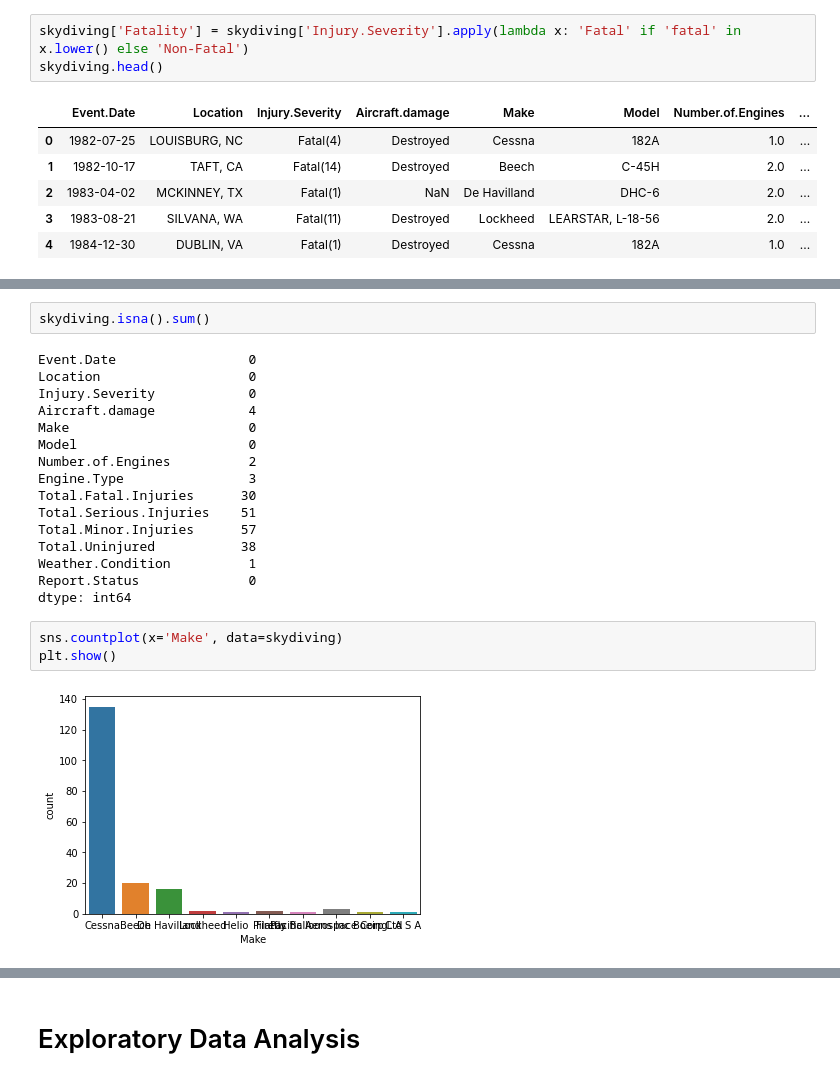
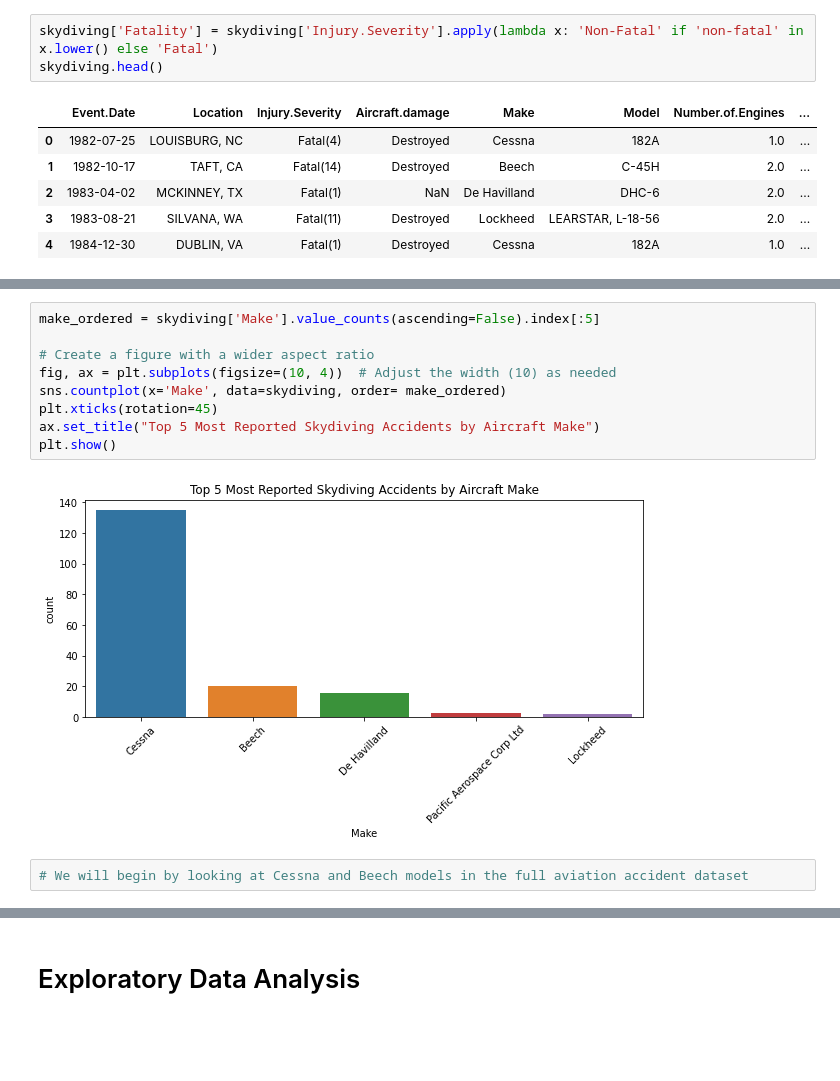
Before and after one commit to morgannash1/phase1_project, a Jupyter notebook: notebook.ipynb, the cells around one changed output, grey strips where cells are left out. Saved outputs shown, nothing was run; the diff lists cells and outputs as text; blank space fills up the shorter version.

```diff
--- a/notebook.ipynb
+++ b/notebook.ipynb
@@ -383,7 +382,7 @@ print(grouped2)
 14  Pacific Aerospace Corp Ltd     Substantial      3
 15                     Pilatus     Substantial      2
 # %%
-skydiving['Fatality'] = skydiving['Injury.Severity'].apply(lambda x: 'Fatal' if 'fatal' in x.lower() else 'Non-Fatal')
+skydiving['Fatality'] = skydiving['Injury.Severity'].apply(lambda x: 'Non-Fatal' if 'non-fatal' in x.lower() else 'Fatal')
 skydiving.head()
 # %% [output]
 |  | Event.Date | Location | Injury.Severity | Aircraft.damage | Make | Model | Number.of.Engines | ... |
@@ -419,23 +413,13 @@ Name: Number.of.Engines, dtype: int64
-# %%
-skydiving.isna().sum()
-# %% [output]
-Event.Date                 0
-Location                   0
-Injury.Severity            0
-Aircraft.damage            4
-Make                       0
-Model                      0
-Number.of.Engines          2
-Engine.Type                3
-Total.Fatal.Injuries      30
-Total.Serious.Injuries    51
-Total.Minor.Injuries      57
-Total.Uninjured           38
-Weather.Condition          1
-Report.Status              0
-dtype: int64
 # %%
-sns.countplot(x='Make', data=skydiving)
+make_ordered = skydiving['Make'].value_counts(ascending=False).index[:5]
+
+# Create a figure with a wider aspect ratio
+fig, ax = plt.subplots(figsize=(10, 4))  # Adjust the width (10) as needed
+sns.countplot(x='Make', data=skydiving, order= make_ordered)
+plt.xticks(rotation=45)
+ax.set_title("Top 5 Most Reported Skydiving Accidents by Aircraft Make")
 plt.show()
 # %% [output]
-[figure, old version]
+[figure, new version]
+# %%
+# We will begin by looking at Cessna and Beech models in the full aviation accident dataset
```
Also changed, not shown: parts of 15 cells of this notebook.
